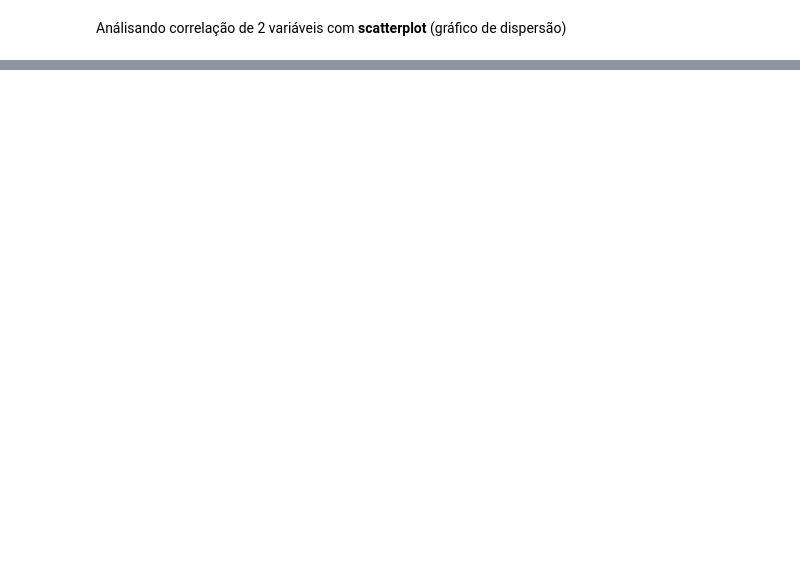
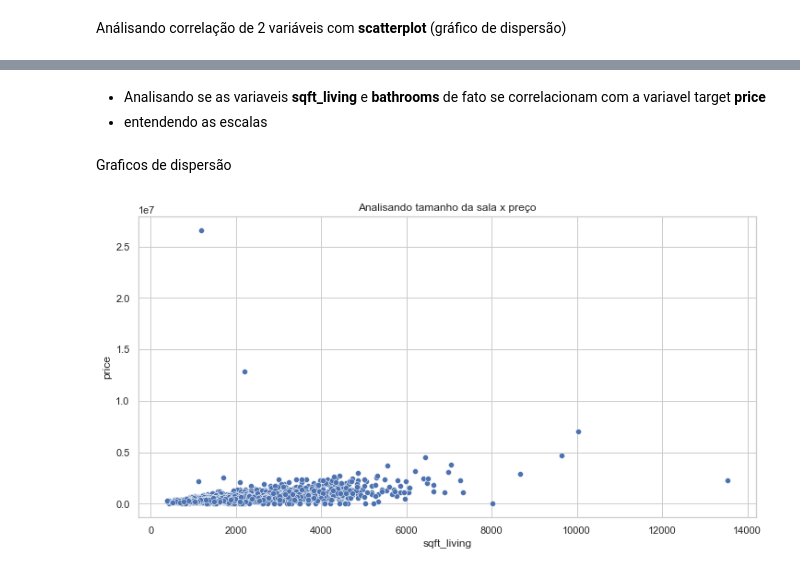
Before and after one commit to rfelipesilva/pos-tech-data-analytics, a Jupyter notebook: fase_02_machine_learning_and_time_series/jupyter/01-machine learning com python.ipynb, the cells around one changed output, grey strips where cells are left out. Cells and saved outputs as stored; diff of their text form; code cells hidden in the pictures; blank space fills up the shorter version.

```diff
--- a/fase_02_machine_learning_and_time_series/jupyter/01-machine learning com python.ipynb
+++ b/fase_02_machine_learning_and_time_series/jupyter/01-machine learning com python.ipynb
@@ -1023,0 +1035,3 @@ plt.show()
+# %%
+dados = pd.read_csv('../data/data.csv', sep=',')
+dados.head()
@@ -1023,0 +1056,15 @@ plt.show()
+# %% [markdown]
+- Analisando se as variaveis **sqft_living** e **bathrooms** de fato se correlacionam com a variavel target **price**
+- entendendo as escalas
+# %% [markdown]
+Graficos de dispersão
+# %%
+x = dados[['sqft_living', 'bathrooms']].values
+y = dados['price'].values
+
+plt.figure(figsize=(12,6))
+sns.scatterplot(data=dados, x='sqft_living', y='price')
+plt.title('Analisando tamanho da sala x preço')
+plt.show()
+# %% [output]
+[figure, added]
```
Also changed, not shown: parts of 59 cells of this notebook, 1 other file.
